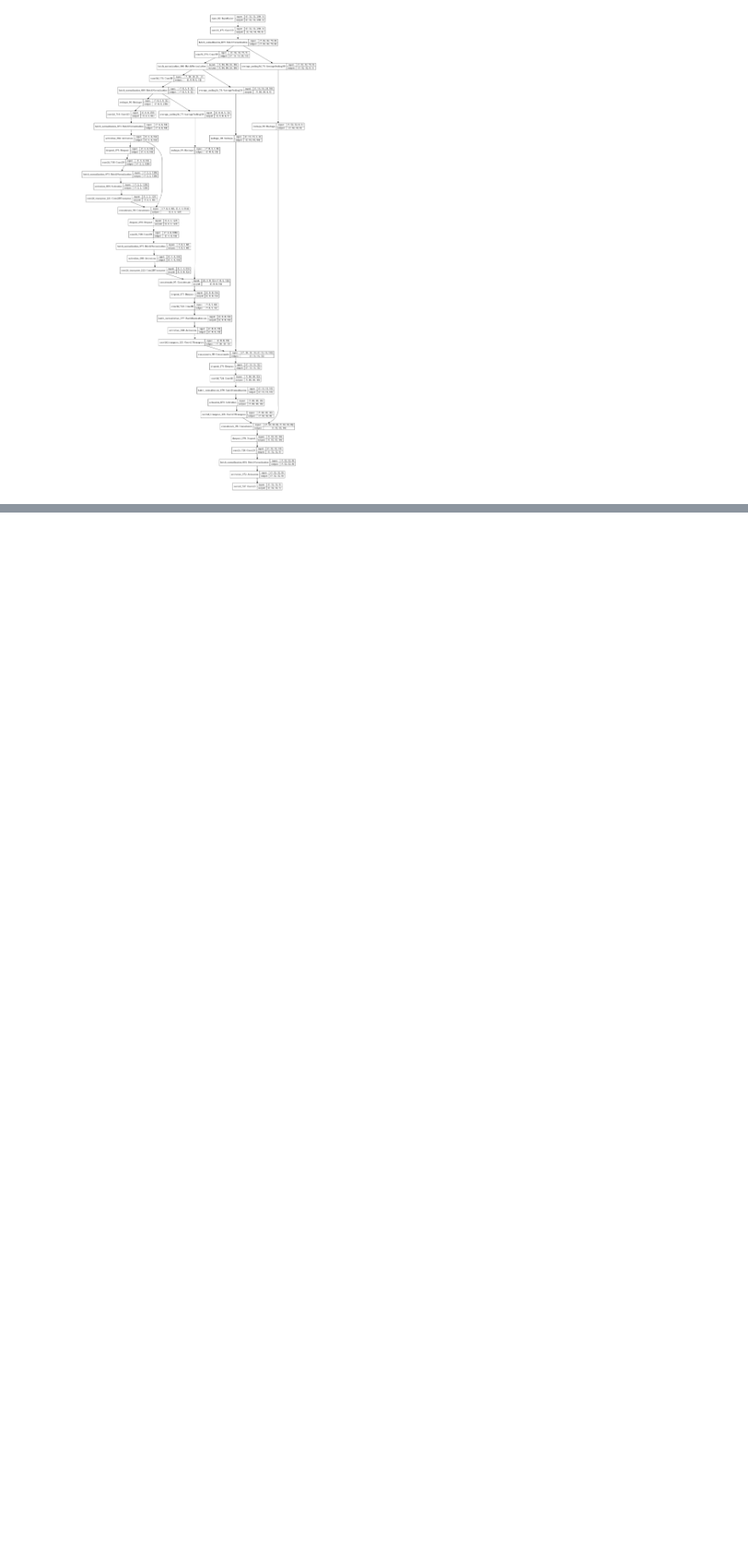
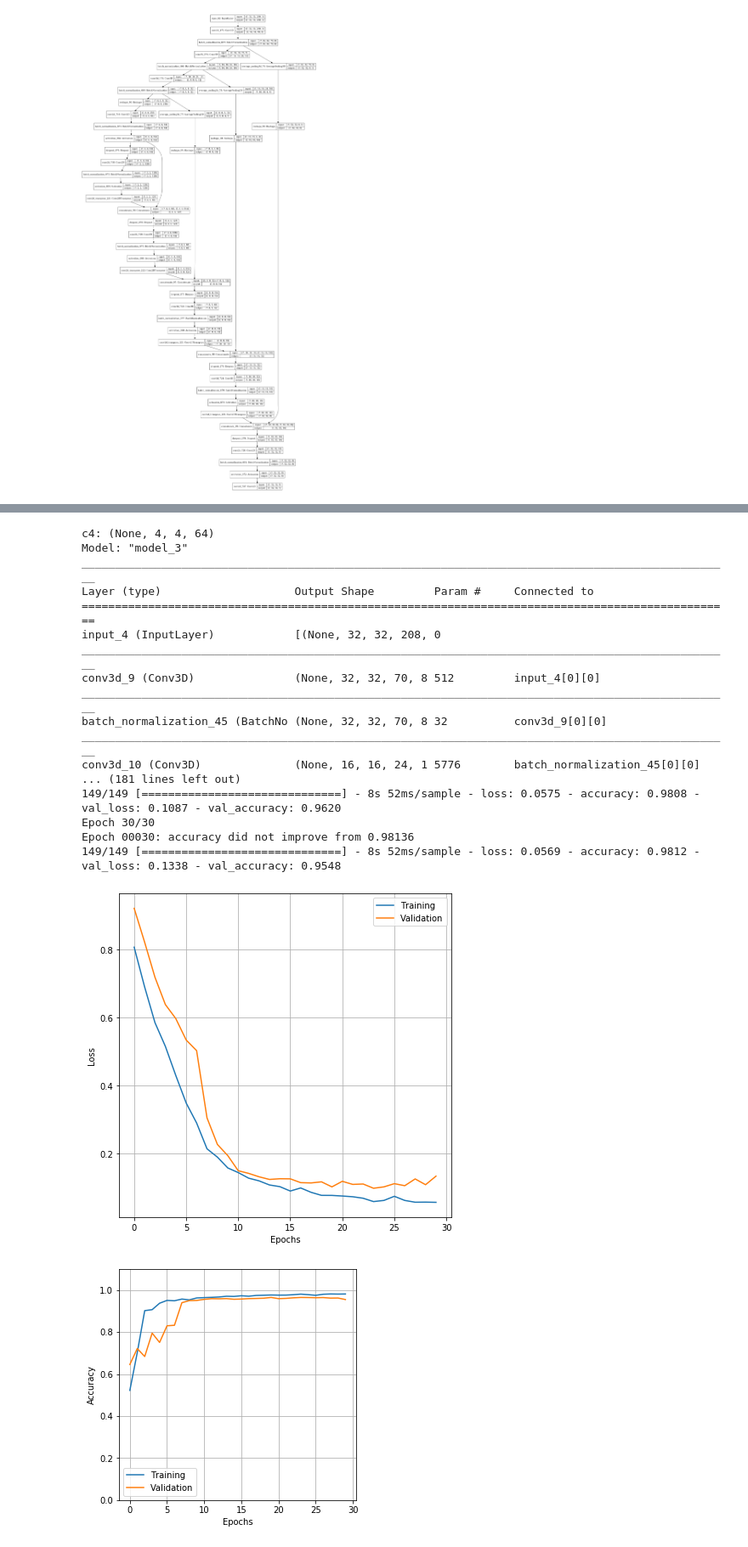
Before and after one commit to thortom/multispectral-chicken, a Jupyter notebook: EvaluateSpectralUNet.ipynb, the cells around one changed output, grey strips where cells are left out. Shown at 85% size. Cells and saved outputs as stored; diff of their text form; code cells hidden in the pictures; blank space fills up the shorter version.

```diff
--- a/EvaluateSpectralUNet.ipynb
+++ b/EvaluateSpectralUNet.ipynb
@@ -417,0 +454,11 @@ tf.keras.utils.plot_model(unet.model, show_shapes=True)
+# %%
+# Load the real dataset
+X, Y, info = mypackage.Dataset.load("data/tomra", only_with_contaminant=False)
+
+enlarged_X, enlarged_Y = mypackage.Dataset.make_zoomed_in_dataset(X, Y, size=32, sample_multiplication=7, contaminant_type=3)
+
+X_train, X_test, Y_train, Y_test = mypackage.Dataset.train_test_split(enlarged_X, enlarged_Y, testRatio=0.3)
+
+X_test, X_train, scaler = mypackage.Dataset.scale(X_test, X_train, scaler='GlobalStandardization')
+
+print(np.unique(Y_test), Y_test.shape, (X_test.min(), X_test.max()), X_test.shape, X_train.shape)
@@ -417,0 +467,27 @@ tf.keras.utils.plot_model(unet.model, show_shapes=True)
+# %%
+# This run is with the Adadelta optimizer and recently added BatchNorm
+unet = mypackage.MyUnet.UNet(X_train, Y_train)
+unet.summary()
+unet.train(batch_size=5, epochs=30, validation_split=0.1)
+unet.plot_training_results()
+unet.predict(X_test, Y_labels=Y_test)
+# %% [output]
+c4: (None, 4, 4, 64)
+Model: "model_3"
+__________________________________________________________________________________________________
+Layer (type)                    Output Shape         Param #     Connected to
+==================================================================================================
+input_4 (InputLayer)            [(None, 32, 32, 208, 0
+__________________________________________________________________________________________________
+conv3d_9 (Conv3D)               (None, 32, 32, 70, 8 512         input_4[0][0]
+__________________________________________________________________________________________________
+batch_normalization_45 (BatchNo (None, 32, 32, 70, 8 32          conv3d_9[0][0]
+__________________________________________________________________________________________________
+conv3d_10 (Conv3D)              (None, 16, 16, 24, 1 5776        batch_normalization_45[0][0]
+... (181 lines left out)
+149/149 [==============================] - 8s 52ms/sample - loss: 0.0575 - accuracy: 0.9808 - val_loss: 0.1087 - val_accuracy: 0.9620
+Epoch 30/30
+Epoch 00030: accuracy did not improve from 0.98136
+149/149 [==============================] - 8s 52ms/sample - loss: 0.0569 - accuracy: 0.9812 - val_loss: 0.1338 - val_accuracy: 0.9548
+[figure, added]
+[figure, added]
```
Also changed, not shown: parts of 4 cells of this notebook, 2 other files.
